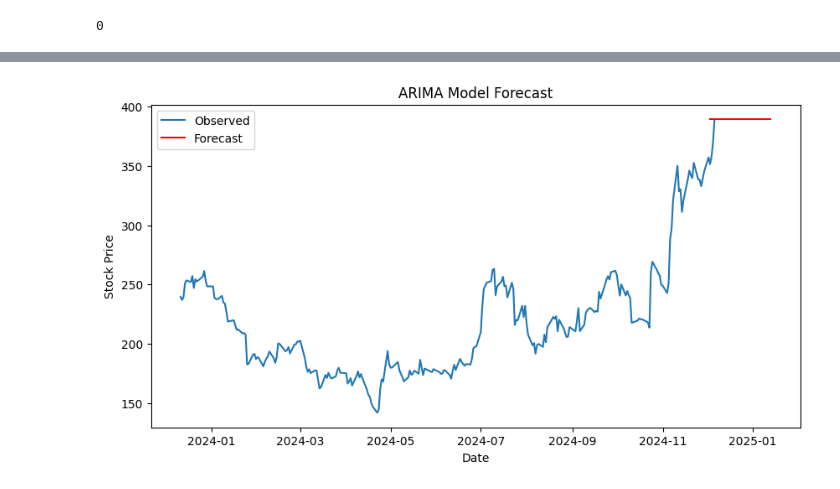
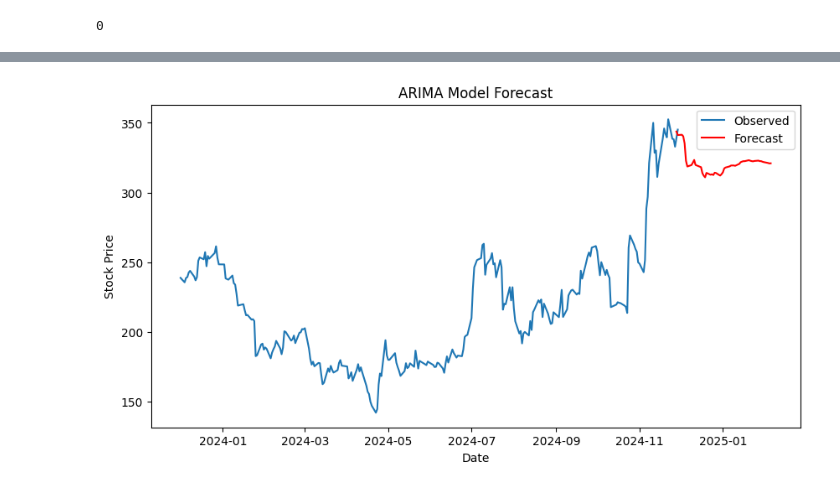
Before and after one commit to Prerana-walvekar/Python, a Jupyter notebook: time-series.ipynb, the cells around one changed output, grey strips where cells are left out. Cells and saved outputs as stored; diff of their text form; code cells hidden in the pictures.

Commit message:
Updating Forecasting

```diff
--- a/time-series.ipynb
+++ b/time-series.ipynb
@@ -8,7 +8,7 @@ from pmdarima import auto_arima
 from statsmodels.tsa.arima.model import ARIMA
 import matplotlib.pyplot as plt
 # %%
-start_date = '2023-12-9'
-end_date = '2024-12-9'
+start_date = '2023-12-1'
+end_date = '2024-12-1'
 print("Start Date:",start_date," End Date:",end_date)
 # %% [output]
@@ -231,5 +233,5 @@ Total fit time: 11.316 seconds
 # %%
-model_ARIMA=ARIMA(df['Close'],order=(0,1,0))
+model_ARIMA=ARIMA(df['Close'],order=(20,1,1))
 model_ARIMA_fit = model_ARIMA.fit()
 # %%
 model_ARIMA_fit.summary()
@@ -251,20 +267,21 @@ SARIMAX Results
 Warnings:
 [1] Covariance matrix calculated using the outer product of gradients (complex-step).
 # %%
-forecast_steps = 30
+forecast_steps = 50
 forecast = model_ARIMA_fit.forecast(steps=forecast_steps)
 
 # Create a forecasted index (next 30 days)
-forecast_index = pd.date_range(start=df.index[-5] + pd.Timedelta(days=1), periods=forecast_steps, freq='B')
+forecast_index = pd.date_range(start=df.index[-2] + pd.Timedelta(days=1), periods=forecast_steps, freq='B')
 
 # Step 6: Visualize the results
 plt.figure(figsize=(10, 5))
 plt.plot(df['Close'], label='Observed')
+
 plt.plot(forecast_index, forecast, label='Forecast', color='red')
 plt.title('ARIMA Model Forecast')
 plt.xlabel('Date')
 plt.ylabel('Stock Price')
 plt.legend()
 plt.show()
 # %% [output]
-[figure, old version]
+[figure, new version]
```
Also changed, not shown: parts of 18 cells of this notebook.
